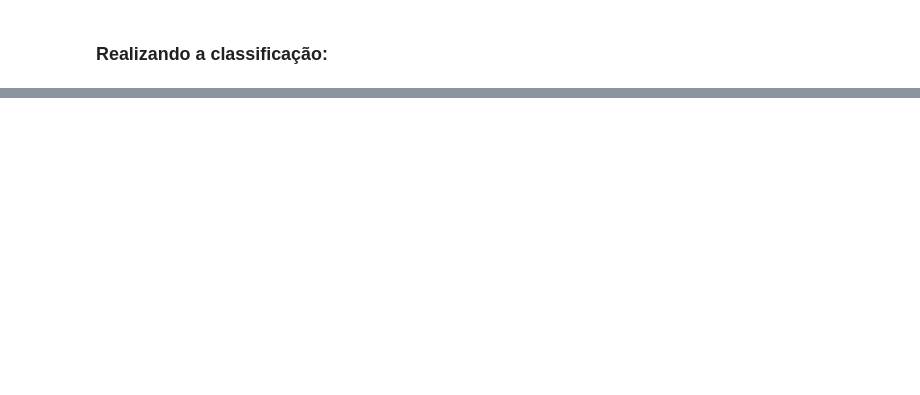
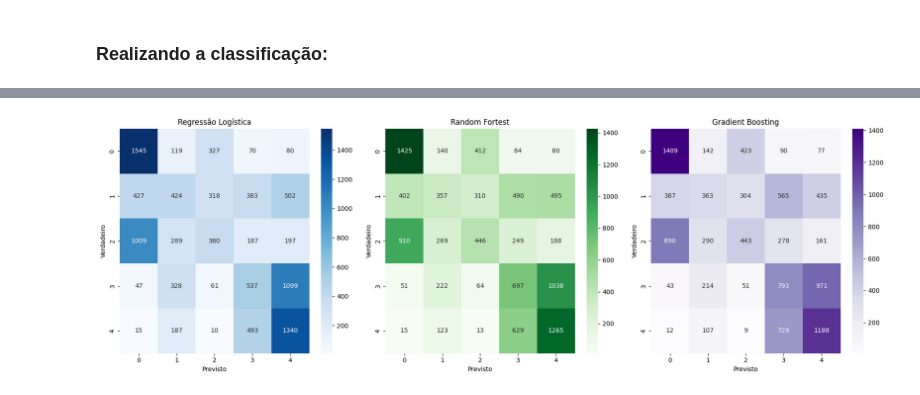
Before and after one commit to gabriel-fonseca-repo/enem-microdados-ml, a Jupyter notebook: src/class.ipynb, the cells around one changed output, grey strips where cells are left out. Saved outputs shown, nothing was run; the diff lists cells and outputs as text; code cells hidden in the pictures; blank space fills up the shorter version.

```diff
--- a/src/class.ipynb
+++ b/src/class.ipynb
@@ -147,14 +177,6 @@ logreg.fit(X_train, Y_train)
 rfc.fit(X_train, Y_train)
 gbc.fit(X_train, Y_train)
 
-result_logreg = logreg.score(X_test, Y_test)
-result_rfc = rfc.score(X_test, Y_test)
-result_gbc = gbc.score(X_test, Y_test)
-
-pd.DataFrame(
-    {
-        "Acurácia Reg. Logística": [f"{result_logreg:.2%}"],
-        "Acurácia RFC": [f"{result_rfc:.2%}"],
-        "Acurácia GBC": [f"{result_gbc:.2%}"],
-    }
-)
+Y_pred_logreg = logreg.predict(X_test)
+Y_pred_rfc = rfc.predict(X_test)
+Y_pred_gbc = gbc.predict(X_test)
@@ -163,0 +244,31 @@ pd.DataFrame(
+# %%
+# Confusion Matrix
+
+cm_logreg = confusion_matrix(Y_test, Y_pred_logreg)
+cm_rfc = confusion_matrix(Y_test, Y_pred_rfc)
+cm_gbc = confusion_matrix(Y_test, Y_pred_gbc)
+
+plt.figure(figsize=(18, 6))
+
+plt.subplot(1, 3, 1)
+sns.heatmap(cm_logreg, annot=True, fmt="d", cmap="Blues")
+plt.title("Regressão Logística")
+plt.ylabel("Verdadeiro")
+plt.xlabel("Previsto")
+
+plt.subplot(1, 3, 2)
+sns.heatmap(cm_rfc, annot=True, fmt="d", cmap="Greens")
+plt.title("Random Fortest")
+plt.ylabel("Verdadeiro")
+plt.xlabel("Previsto")
+
+plt.subplot(1, 3, 3)
+sns.heatmap(cm_gbc, annot=True, fmt="d", cmap="Purples")
+plt.title("Gradient Boosting")
+plt.ylabel("Verdadeiro")
+plt.xlabel("Previsto")
+
+plt.tight_layout()
+plt.show()
+# %% [output]
+[figure, added]
```
Also changed, not shown: parts of 10 cells of this notebook, 4 other files.
